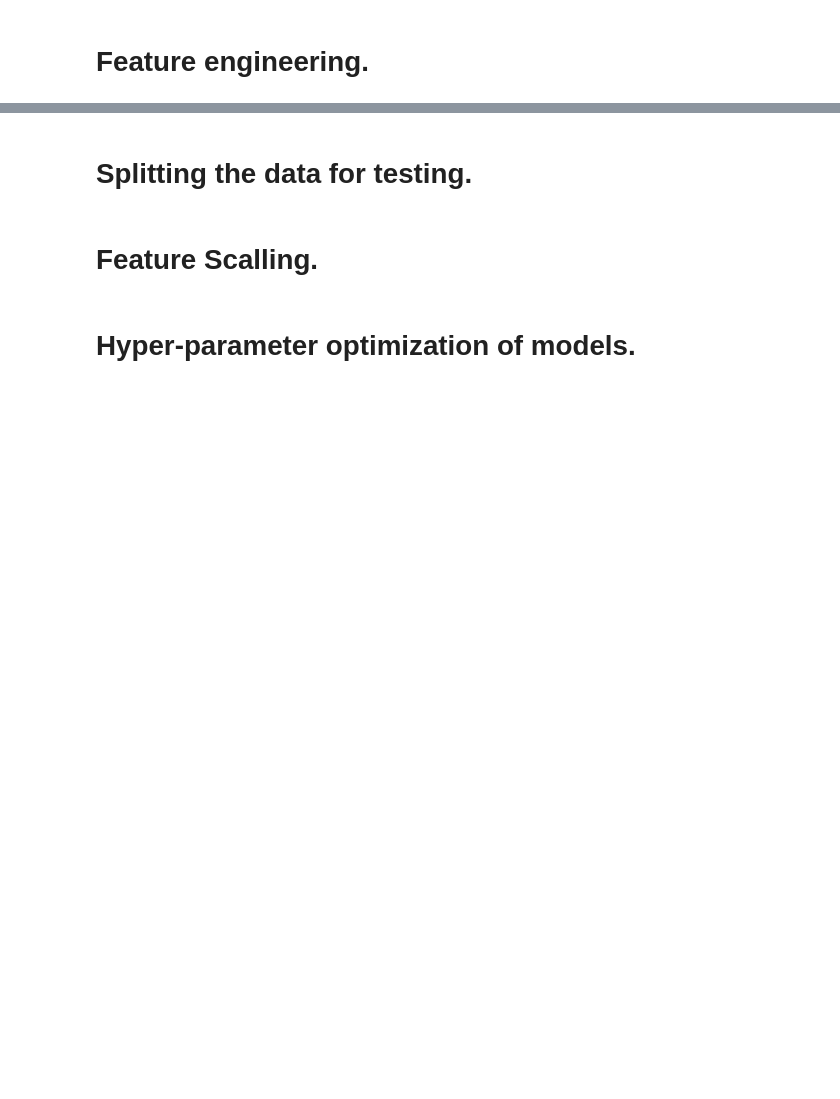
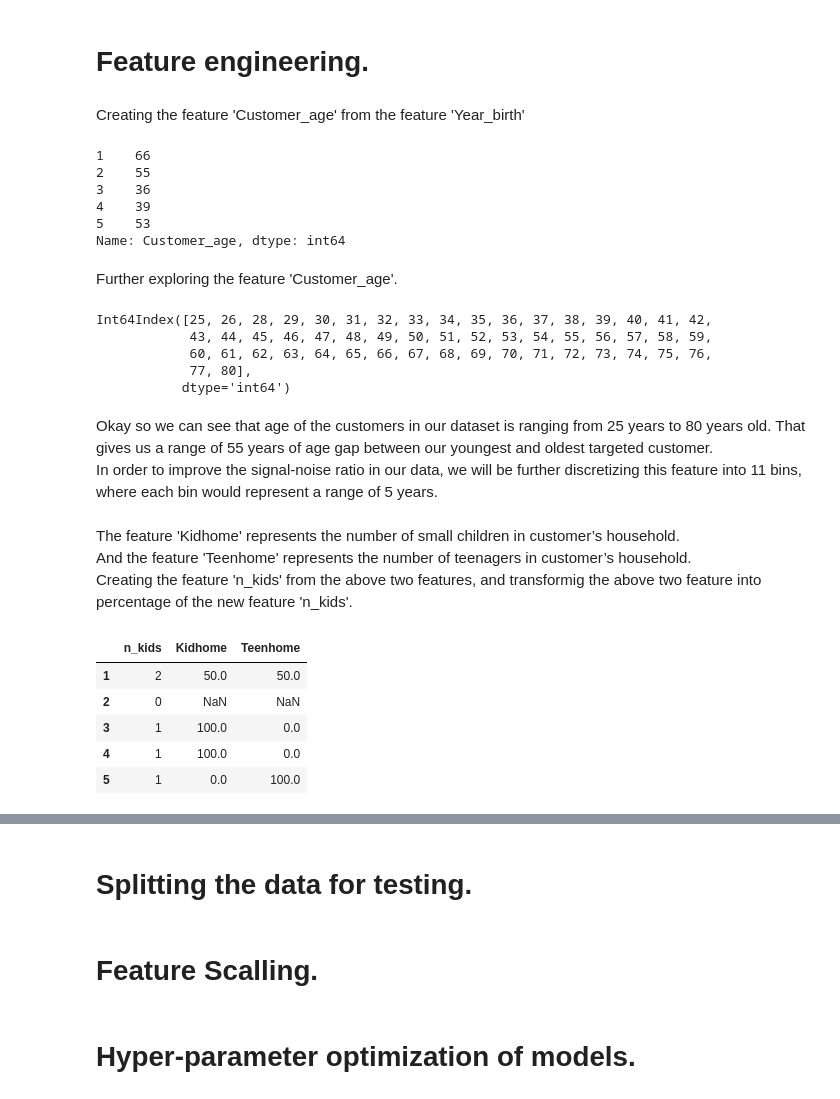
Before and after one commit to Titashmkhrj/Marketing-campaign-project, a Jupyter notebook: modelling_campaign_response.ipynb, the cells around one changed output, grey strips where cells are left out. Cells and saved outputs as stored; diff of their text form; code cells hidden in the pictures; blank space fills up the shorter version.

```diff
--- a/modelling_campaign_response.ipynb
+++ b/modelling_campaign_response.ipynb
@@ -379,2 +415,49 @@ outliers_effect
 # %% [markdown]
 # Feature engineering.
+# %% [markdown]
+Creating the feature 'Customer_age' from the feature 'Year_birth'
+# %%
+# calculating age as it is in the year 2020
+data['Customer_age'] = 2020 - data['Year_Birth']
+# dropping the 'year_Birth' feature from the data as it is now redundant
+data.drop('Year_Birth', axis=1, inplace=True)
+data['Customer_age'].head()
+# %% [output]
+1    66
+2    55
+3    36
+4    39
+5    53
+Name: Customer_age, dtype: int64
+# %% [markdown]
+Further exploring the feature 'Customer_age'.
+# %%
+data['Customer_age'].value_counts().index.sort_values(ascending = True)
+# %% [output]
+Int64Index([25, 26, 28, 29, 30, 31, 32, 33, 34, 35, 36, 37, 38, 39, 40, 41, 42,
+            43, 44, 45, 46, 47, 48, 49, 50, 51, 52, 53, 54, 55, 56, 57, 58, 59,
+            60, 61, 62, 63, 64, 65, 66, 67, 68, 69, 70, 71, 72, 73, 74, 75, 76,
+            77, 80],
+           dtype='int64')
+# %% [markdown]
+Okay so we can see that age of the customers in our dataset is ranging from 25 years to 80 years old. That gives us a range of 55 years of age gap between our youngest and oldest targeted customer.
+In order to improve the signal-noise ratio in our data, we will be further discretizing this feature into 11 bins, where each bin would represent a range of 5 years.
+# %%
+data['Customer_age'] = pd.cut(data['Customer_age'], bins=11, labels=False, include_lowest=True)
+# %% [markdown]
+The feature 'Kidhome' represents the number of small children in customer’s household.
+And the feature 'Teenhome' represents the number of teenagers in customer’s household.
+Creating the feature 'n_kids' from the above two features, and transformig the above two feature into percentage of the new feature 'n_kids'.
+# %%
+data['n_kids'] = data['Kidhome'] + data['Teenhome']
+data['Kidhome'] = (data['Kidhome']/data['n_kids'])*100
+data['Teenhome'] = (data['Teenhome']/data['n_kids'])*100
+# %%
+data[['n_kids', 'Kidhome', 'Teenhome']].head()
+# %% [output]
+|  | n_kids | Kidhome | Teenhome |
+| 1 | 2 | 50.0 | 50.0 |
+| 2 | 0 | NaN | NaN |
+| 3 | 1 | 100.0 | 0.0 |
+| 4 | 1 | 100.0 | 0.0 |
+| 5 | 1 | 0.0 | 100.0 |
```
Also changed, not shown: parts of 38 cells of this notebook.
